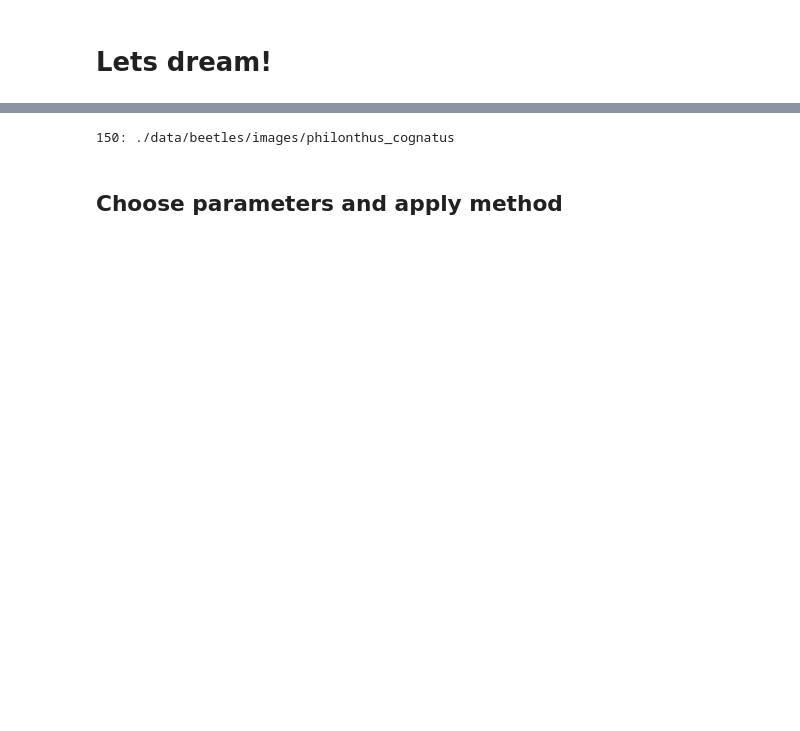
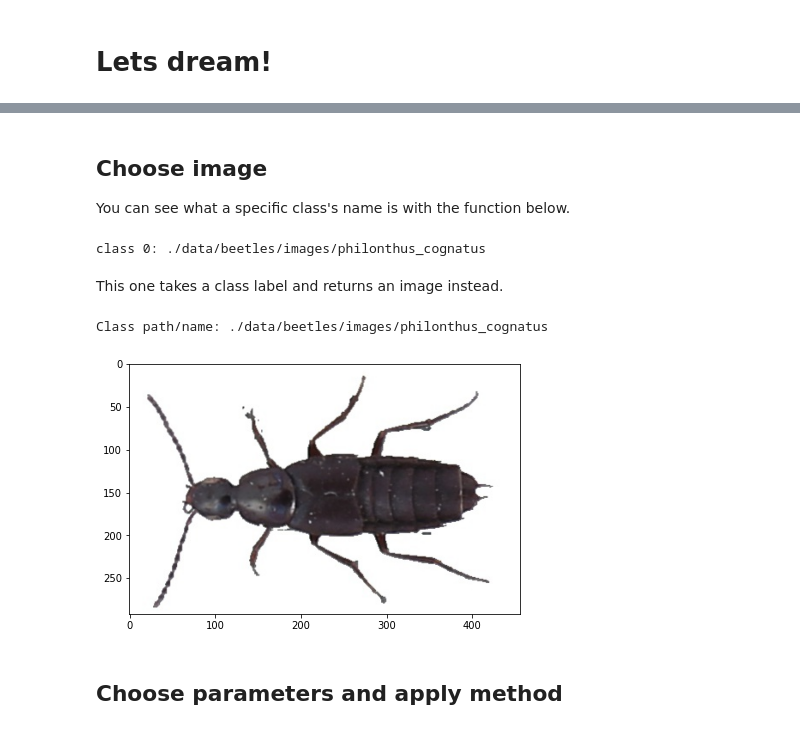
Before and after one commit to JackismyShephard/eternal-bugshine, a Jupyter notebook: playground.ipynb, the cells around one changed output, grey strips where cells are left out. Drawn from its saved outputs; the diff is of its cells as text; code cells hidden in the pictures; blank space fills up the shorter version.

```diff
--- a/playground.ipynb
+++ b/playground.ipynb
@@ -111,7 +92,19 @@ image_path = image_folder + species_name + '/' + example_name + '.jpg'
-# %%
-show_class_name(150, image_folder)
-# %% [output]
-150: ./data/beetles/images/philonthus_cognatus
+# %% [markdown]
+## Choose image
+
+You can see what a specific class's name is with the function below.
+# %%
+show_class_name(0, dataset_config)
+# %% [output]
+class 0: ./data/beetles/images/philonthus_cognatus
+# %% [markdown]
+This one takes a class label and returns an image instead.
+# %%
+img = get_class_example_image(0, dataset_config)
+show_img(img)
+# %% [output]
+Class path/name: ./data/beetles/images/philonthus_cognatus
+[figure, added]
 # %% [markdown]
 ## Choose parameters and apply method
 # %%
```
Also changed, not shown: parts of 16 cells of this notebook, 7 other files.
